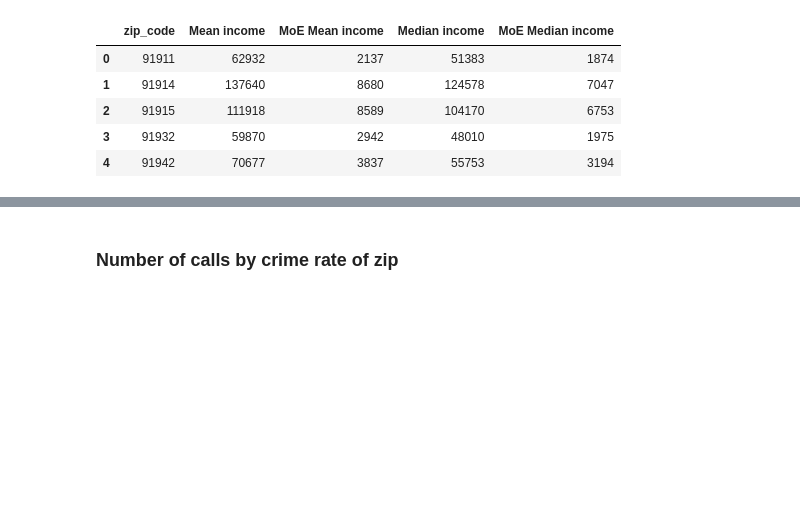
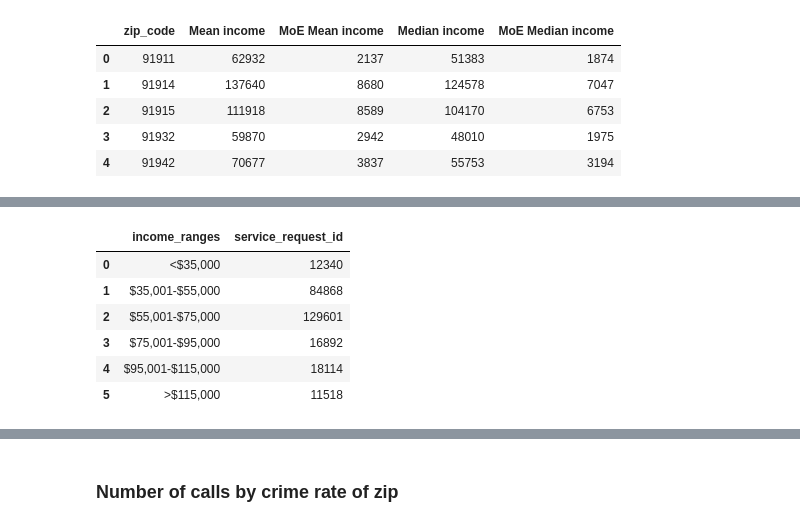
Before and after one commit to farhadOmidvar/311-San-Diego, a Jupyter notebook: notebooks/charts_all.ipynb, the cells around one changed output, grey strips where cells are left out. Saved outputs shown, nothing was run; the diff lists cells and outputs as text; code cells hidden in the pictures; blank space fills up the shorter version.

```diff
--- a/notebooks/charts_all.ipynb
+++ b/notebooks/charts_all.ipynb
@@ -138,0 +151,15 @@ zip_311 = df.
+# %%
+bins = [0, 35000, 55000, 75000, 95000, 115000, 999999999]
+bin_names = ['<$35,000', '$35,001-$55,000', '$55,001-$75,000', '$75,001-$95,000', '$95,001-$115,000', '>$115,000']
+calls_income['income_ranges'] = pd.cut(x=calls_income['Median income'], bins=bins, labels=bin_names)
+calls_income_gp = calls_income.groupby(by='income_ranges', as_index=False)
+call_count = calls_income_gp['service_request_id'].sum()
+call_count
+# %% [output]
+|  | income_ranges | service_request_id |
+| 0 | <$35,000 | 12340 |
+| 1 | $35,001-$55,000 | 84868 |
+| 2 | $55,001-$75,000 | 129601 |
+| 3 | $75,001-$95,000 | 16892 |
+| 4 | $95,001-$115,000 | 18114 |
+| 5 | >$115,000 | 11518 |
```
Also changed, not shown: parts of 9 cells of this notebook.
